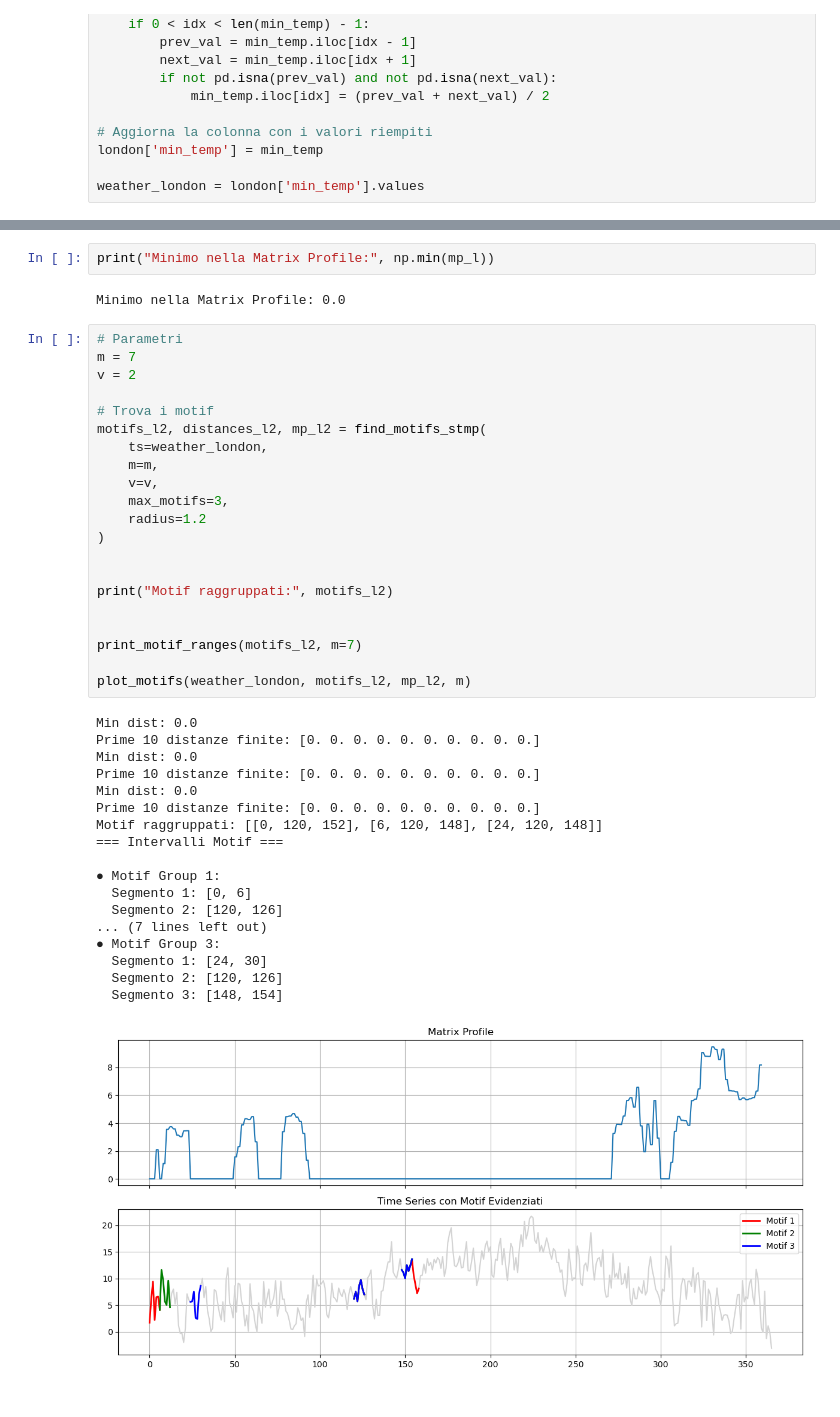
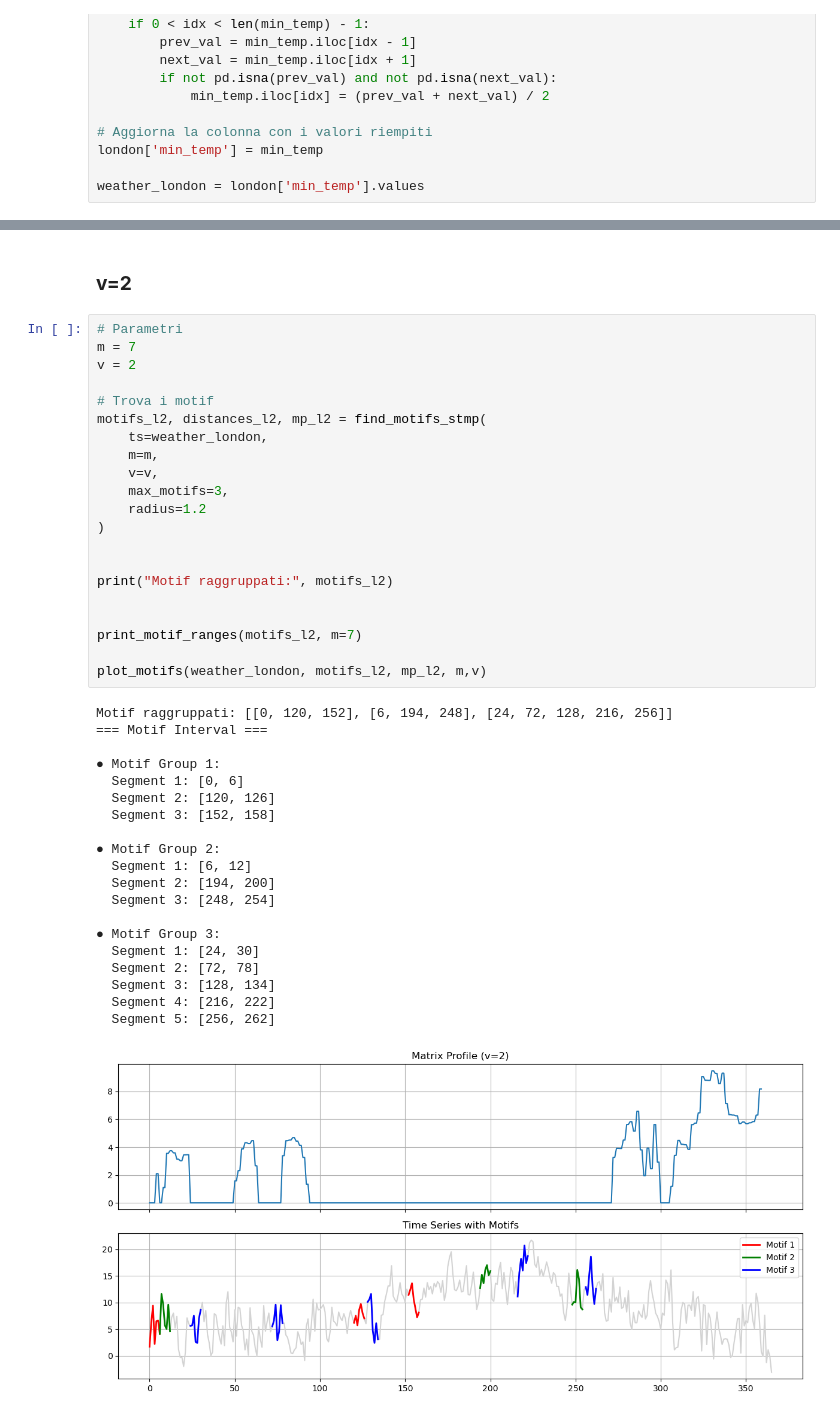
Before and after one commit to S-Nap4/matrixprofile-ts, a Jupyter notebook: docs/examples/Motif Discovery.ipynb, the cells around one changed output, grey strips where cells are left out. Cells and saved outputs as stored; diff of their text form.

```diff
--- a/docs/examples/Motif Discovery.ipynb
+++ b/docs/examples/Motif Discovery.ipynb
@@ -371,44 +384,44 @@ Motif raggruppati: [[0, 9, 94, 324], [20, 27, 105, 134, 157, 192, 310], [14, 31,
-# %%
-print("Minimo nella Matrix Profile:", np.min(mp_l))
-# %% [output]
-Minimo nella Matrix Profile: 0.0
+# %% [markdown]
+### **v=2**
 # %%
 # Parametri
 m = 7
 v = 2
 
 # Trova i motif
 motifs_l2, distances_l2, mp_l2 = find_motifs_stmp(
     ts=weather_london,
     m=m,
     v=v,
     max_motifs=3,
     radius=1.2
 )
 
 
 print("Motif raggruppati:", motifs_l2)
 
 
 print_motif_ranges(motifs_l2, m=7)
 
-plot_motifs(weather_london, motifs_l2, mp_l2, m)
+plot_motifs(weather_london, motifs_l2, mp_l2, m,v)
 # %% [output]
-Min dist: 0.0
-Prime 10 distanze finite: [0. 0. 0. 0. 0. 0. 0. 0. 0. 0.]
-Min dist: 0.0
-Prime 10 distanze finite: [0. 0. 0. 0. 0. 0. 0. 0. 0. 0.]
-Min dist: 0.0
-Prime 10 distanze finite: [0. 0. 0. 0. 0. 0. 0. 0. 0. 0.]
-Motif raggruppati: [[0, 120, 152], [6, 120, 148], [24, 120, 148]]
-=== Intervalli Motif ===
+Motif raggruppati: [[0, 120, 152], [6, 194, 248], [24, 72, 128, 216, 256]]
+=== Motif Interval ===
 
 ● Motif Group 1:
-  Segmento 1: [0, 6]
-  Segmento 2: [120, 126]
-... (7 lines left out)
+  Segment 1: [0, 6]
+  Segment 2: [120, 126]
+  Segment 3: [152, 158]
+
+● Motif Group 2:
+  Segment 1: [6, 12]
+  Segment 2: [194, 200]
+  Segment 3: [248, 254]
+
 ● Motif Group 3:
-  Segmento 1: [24, 30]
-  Segmento 2: [120, 126]
-  Segmento 3: [148, 154]
+  Segment 1: [24, 30]
+  Segment 2: [72, 78]
+  Segment 3: [128, 134]
+  Segment 4: [216, 222]
+  Segment 5: [256, 262]
-[figure, old version]
+[figure, new version]
```
Also changed, not shown: parts of 12 cells of this notebook, 6 other files.
